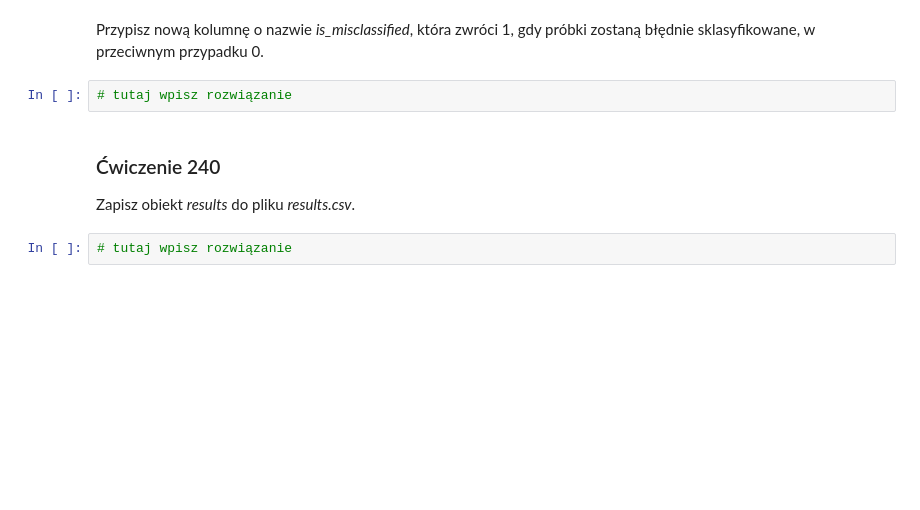
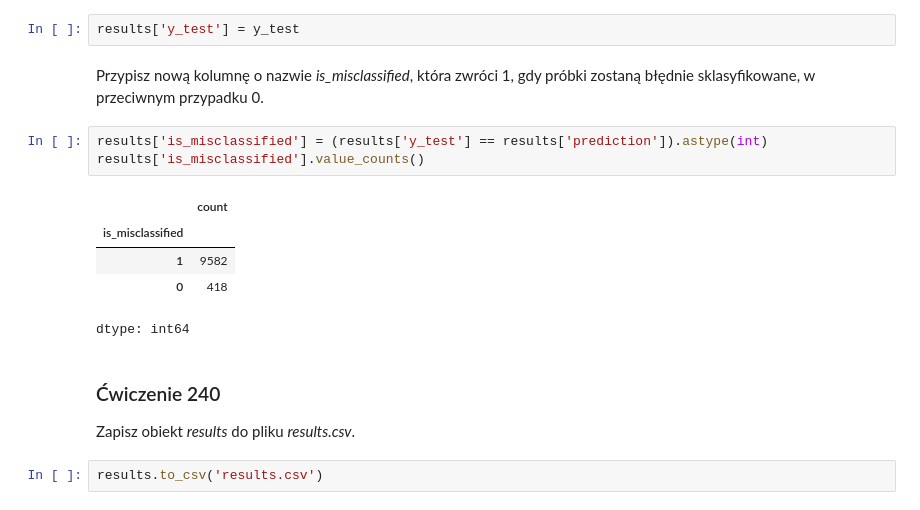
Before and after one commit to Krzesimir13/Udemy_DS, a Jupyter notebook: 231_240_exercises.ipynb, the cells around one changed output. Saved outputs shown, nothing was run; the diff lists cells and outputs as text; blank space fills up the shorter version.

```diff
--- a/231_240_exercises.ipynb
+++ b/231_240_exercises.ipynb
@@ -113,11 +217,20 @@ Przypisz nową kolumnę z wartościami ze zmiennej _y\_test_ i nazwij ją _y\_te
+# %%
+results['y_test'] = y_test
 # %% [markdown]
 Przypisz nową kolumnę o nazwie _is_misclassified_, która zwróci 1, gdy próbki zostaną błędnie sklasyfikowane, w przeciwnym przypadku 0.
-# %%
-# tutaj wpisz rozwiązanie
+# %%
+results['is_misclassified'] = (results['y_test'] == results['prediction']).astype(int)
+results['is_misclassified'].value_counts()
+# %% [output]
+|  | count |
+| is_misclassified |  |
+| 1 | 9582 |
+| 0 | 418 |
+dtype: int64
 # %% [markdown]
 ### <a name='10'></a> Ćwiczenie 240
 Zapisz obiekt _results_ do pliku _results.csv_.
-# %%
-# tutaj wpisz rozwiązanie
+# %%
+results.to_csv('results.csv')
 # %%
 !head results.csv
```
Also changed, not shown: parts of 38 cells of this notebook.
